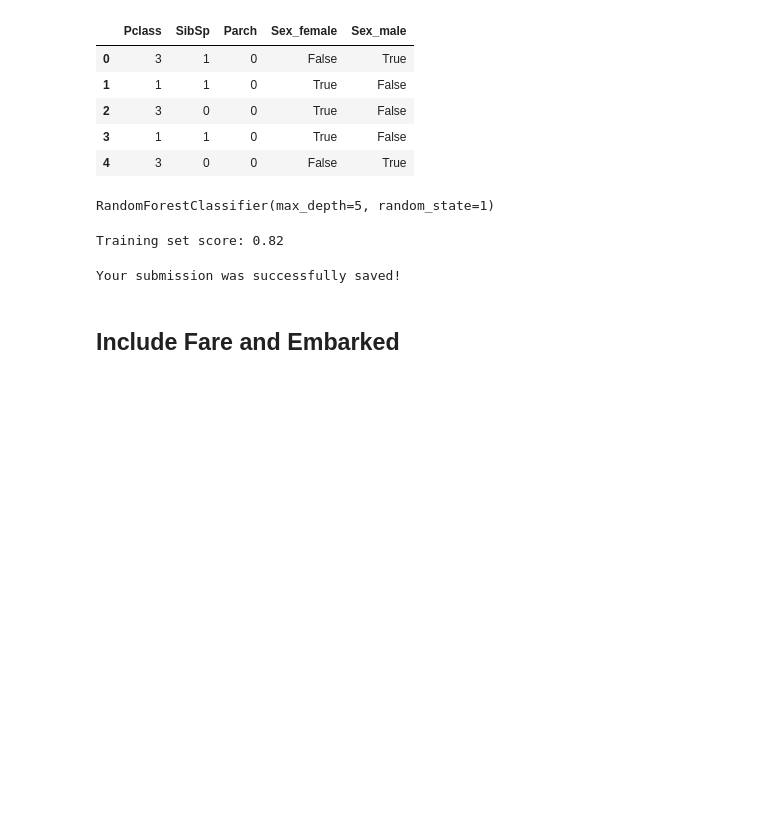
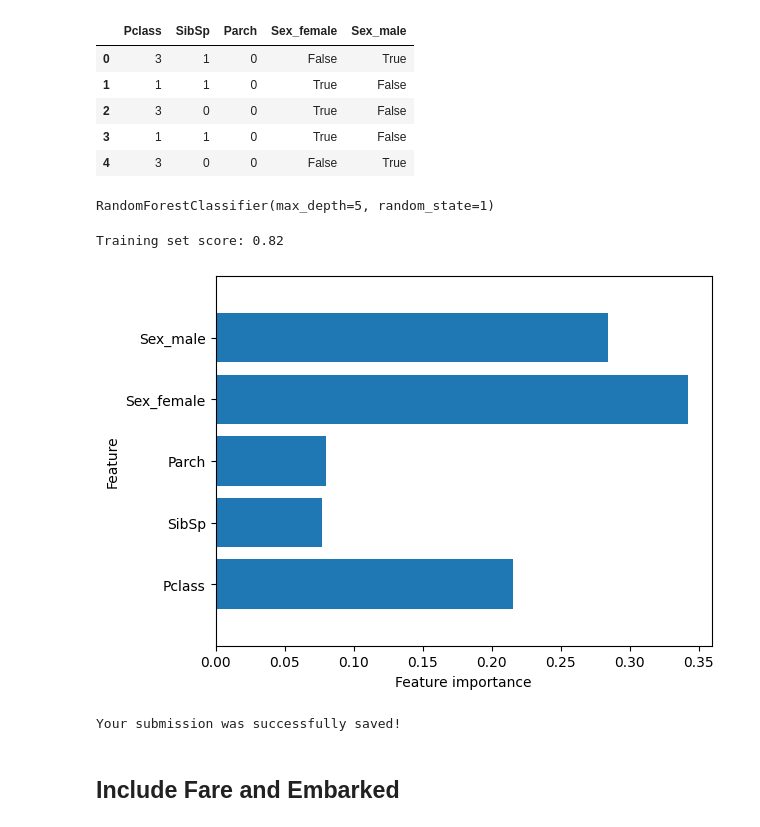
Before and after one commit to romani79/data_science_lab_book, a Jupyter notebook: Titanic/2_first_model.ipynb, the cells around one changed output. Saved outputs shown, nothing was run; the diff lists cells and outputs as text; code cells hidden in the pictures; blank space fills up the shorter version.

```diff
--- a/Titanic/2_first_model.ipynb
+++ b/Titanic/2_first_model.ipynb
@@ -49,6 +51,10 @@ RandomForestClassifier(max_depth=5, random_state=1)
 print(f"Training set score: {model.score(X_train, y_train):.2f}")
 # %% [output]
 Training set score: 0.82
+# %%
+plot_tree_feature_importances(X_train.columns.values, model)
+# %% [output]
+[figure, added]
 # %%
 predictions = model.predict(X_test)
 
```
Also changed, not shown: parts of 19 cells of this notebook, 3 other files.
